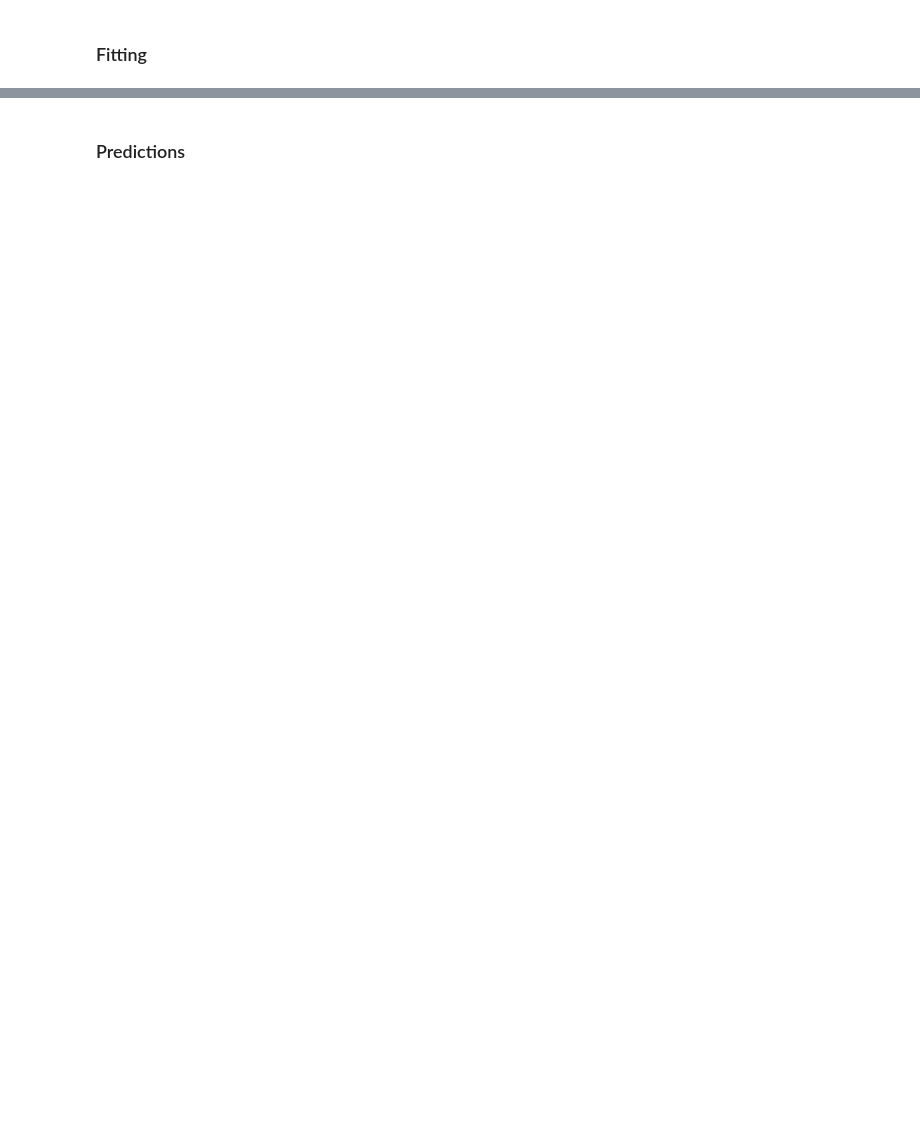
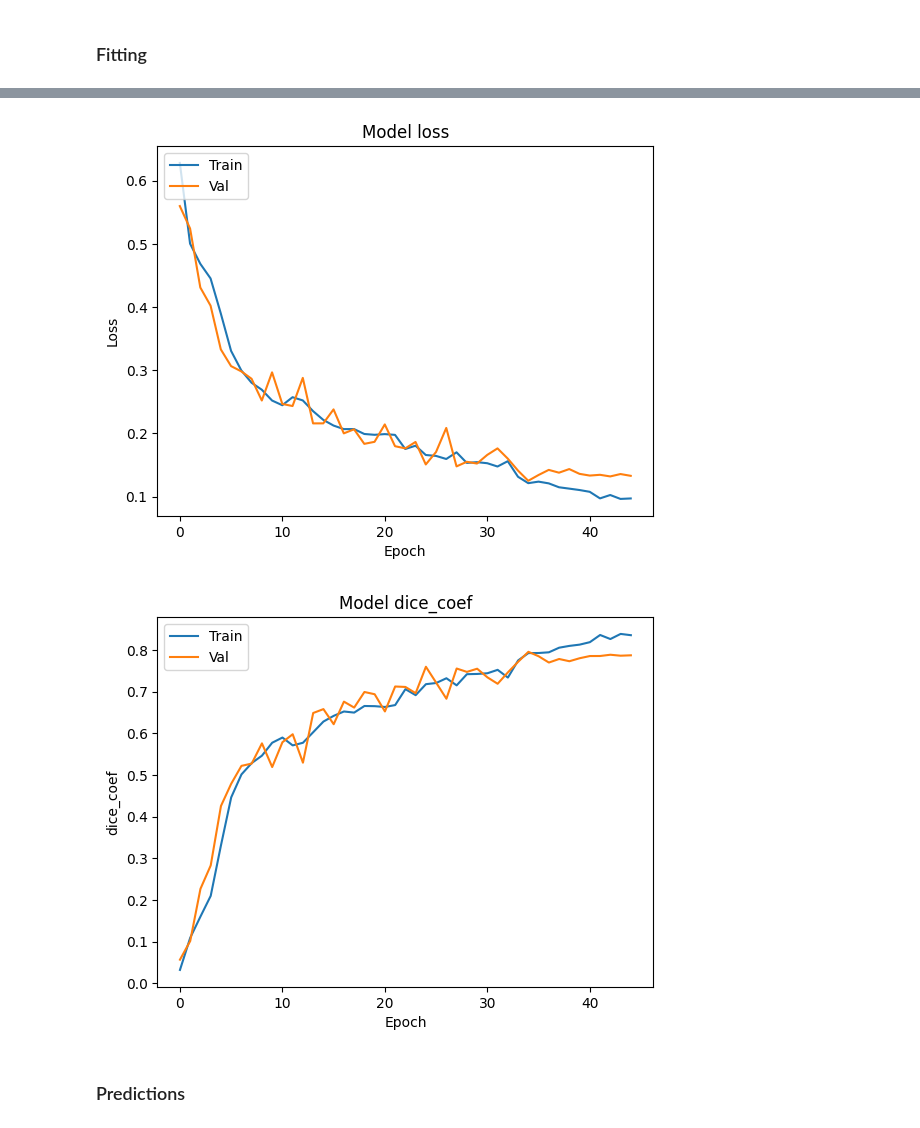
Before and after one commit to joaodelrio/Segmentation, a Jupyter notebook: unet.ipynb, the cells around one changed output, grey strips where cells are left out. Drawn from its saved outputs; the diff is of its cells as text; code cells hidden in the pictures; blank space fills up the shorter version.

```diff
--- a/unet.ipynb
+++ b/unet.ipynb
@@ -160,19 +170,22 @@ Model: "functional_1"
 # %% [markdown]
 ### Fitting
 # %%
-# Params
-BATCH_SIZE=16
-EPOCHS=2
+# training date - take the today's date
+import datetime
+today = datetime.date.today()
+today = today.strftime("%Y-%m-%d")
 
 #Checkpoint
-checkpointer = tf.keras.callbacks.ModelCheckpoint(filepath="model_for_nuclei.keras", save_best_only=True, verbose=1)
+file_path = "models/" + today + "_model.keras"
+checkpointer = tf.keras.callbacks.ModelCheckpoint(filepath=file_path, save_best_only=True, verbose=1)
 
 callbacks = [
-    tf.keras.callbacks.EarlyStopping(patience=2, monitor="val_loss"),
+    tf.keras.callbacks.EarlyStopping(patience=10, monitor="val_loss"),
+    tf.keras.callbacks.ReduceLROnPlateau(factor=0.1, patience=5, min_lr=1e-5, monitor="val_loss"),
     tf.keras.callbacks.TensorBoard(log_dir="logs"),
     checkpointer
 ]
 
 # Train the model
-results = model.fit(X_train, Y_train, validation_split=0.1, batch_size=BATCH_SIZE, epochs=EPOCHS, callbacks=callbacks)
+results = model.fit(X_train, Y_train, validation_split=0.3, batch_size=BATCH_SIZE, epochs=EPOCHS, callbacks=callbacks)
 # %% [output]
@@ -187,2 +209,59 @@ Epoch 2: val_loss improved from 0.03678 to 0.02979, saving model to model_for_nu
+# %%
+#Plot the training and validation loss
+plt.plot(results.history['loss'])
+plt.plot(results.history['val_loss'])
+plt.title('Model loss')
+plt.ylabel('Loss')
+plt.xlabel('Epoch')
+plt.legend(['Train', 'Val'], loc='upper left')
+plt.show()
+
+# #Plot the training and validation mean_iou
+# plt.plot(results.history['mean_io_u'])
+# plt.plot(results.history['val_mean_io_u'])
+# plt.title('Model mean_iou')
+# plt.ylabel('mean_iou')
+# plt.xlabel('Epoch')
+# plt.legend(['Train', 'Val'], loc='upper left')
+# plt.show()
+
+# #Plot the training and validation precision
+# plt.plot(results.history['precision'])
+# plt.plot(results.history['val_precision'])
+# plt.title('Model precision')
+# plt.ylabel('precision')
+# plt.xlabel('Epoch')
+# plt.legend(['Train', 'Val'], loc='upper left')
+# plt.show()
+
+# #Plot the training and validation recall
+# plt.plot(results.history['recall'])
+# plt.plot(results.history['val_recall'])
+# plt.title('Model recall')
+# plt.ylabel('recall')
+# plt.xlabel('Epoch')
+# plt.legend(['Train', 'Val'], loc='upper left')
+# plt.show()
+
+# #Plot the training and validation categorical_accuracy
+# plt.plot(results.history['categorical_accuracy'])
+# plt.plot(results.history['val_categorical_accuracy'])
+# plt.title('Model categorical_accuracy')
+# plt.ylabel('categorical_accuracy')
+# plt.xlabel('Epoch')
+# plt.legend(['Train', 'Val'], loc='upper left')
+# plt.show()
+
+#Plot the training and validation dice_coef
+plt.plot(results.history['dice_coef'])
+plt.plot(results.history['val_dice_coef'])
+plt.title('Model dice_coef')
+plt.ylabel('dice_coef')
+plt.xlabel('Epoch')
+plt.legend(['Train', 'Val'], loc='upper left')
+plt.show()
+# %% [output]
+[figure, added]
+[figure, added]
 # %% [markdown]
 ### Predictions
```
Also changed, not shown: parts of 18 cells of this notebook.
